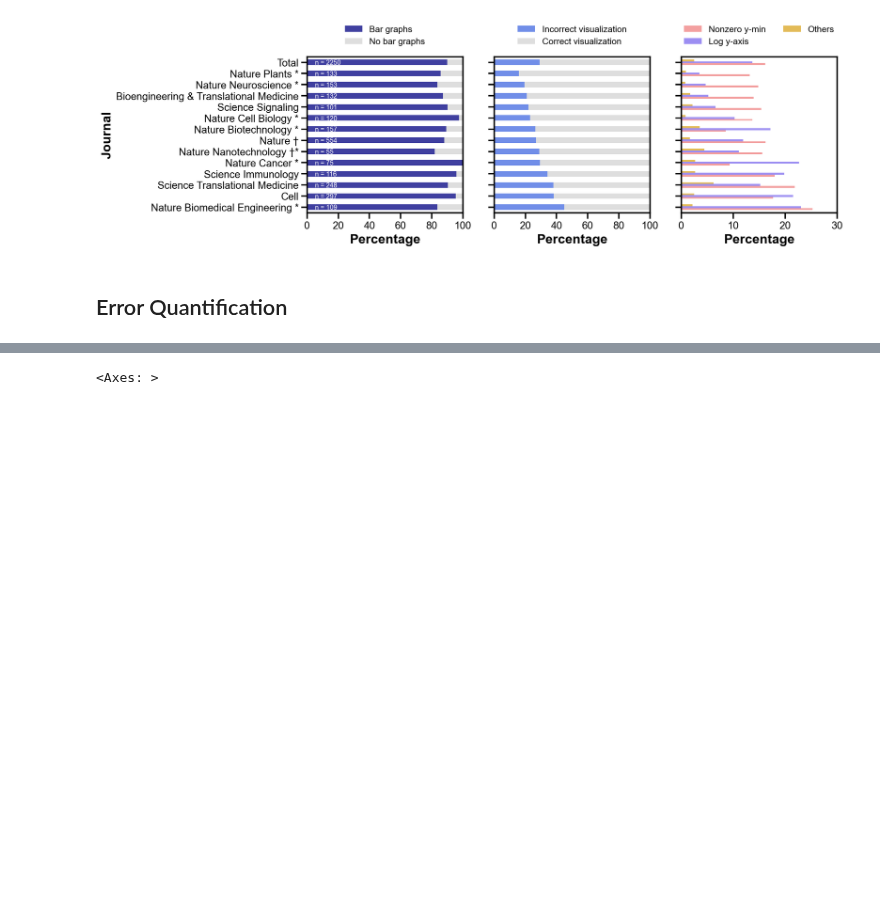
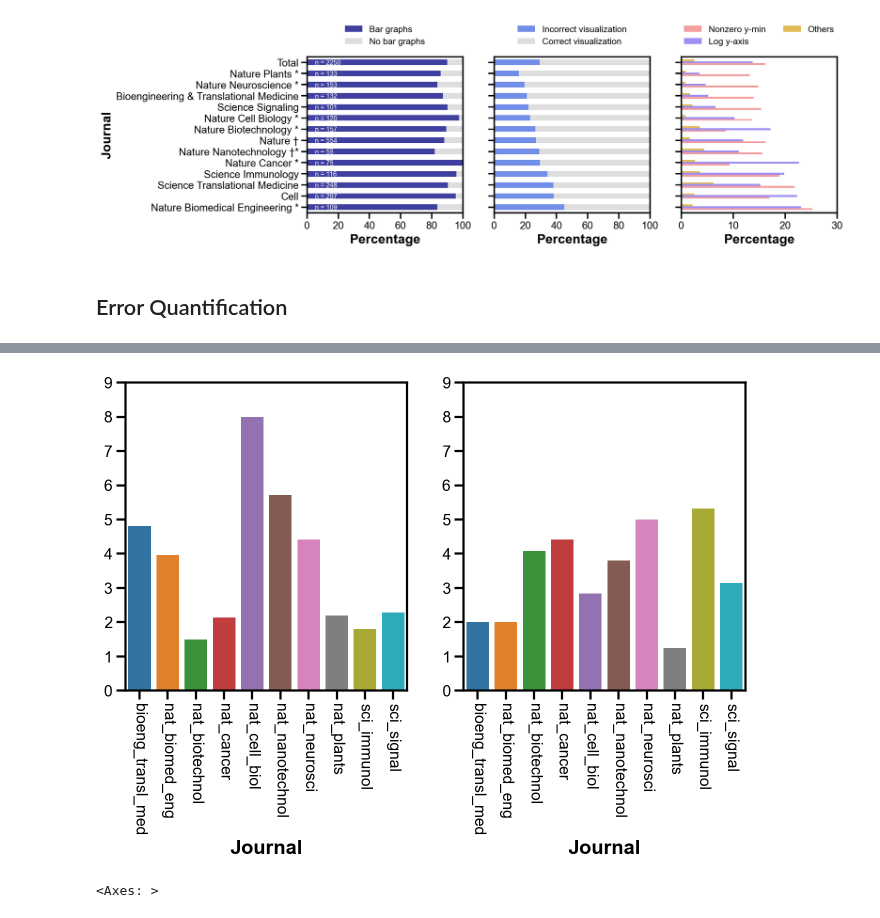
Before and after one commit to tengjuilin/misused-bar-graphs, a Jupyter notebook: bar-graph-classification.ipynb, the cells around one changed output, grey strips where cells are left out. Saved outputs shown, nothing was run; the diff lists cells and outputs as text; code cells hidden in the pictures; blank space fills up the shorter version.

```diff
--- a/bar-graph-classification.ipynb
+++ b/bar-graph-classification.ipynb
@@ -207,3 +213,20 @@ axs[1].set_xticklabels(axs[1].get_xticklabels(), rotation=-90, fontsize=14);
+# %%
+fig, axs = plt.subplots(1, 2, figsize=(10, 5))
+sns.barplot(
+    df[df.index.get_level_values(1) == 'zero'].groupby('Journal').agg({'Fig ID': 'mean'}).T,
+    ax=axs[0],
+)
+axs[0].set_ylim(0, 9)
+axs[0].set_xticklabels(axs[0].get_xticklabels(), rotation=-90, fontsize=14)
+
+sns.barplot(
+    df[df.index.get_level_values(1) == 'log'].groupby('Journal').agg({'Fig ID': 'mean'}).T,
+    ax=axs[1],
+)
+axs[1].set_ylim(0, 9)
+axs[1].set_xticklabels(axs[1].get_xticklabels(), rotation=-90, fontsize=14);
+# %% [output]
+[figure, added]
 # %%
 author_filename = f'data/zotero_data/{journal}.csv'
 # %%
```
Also changed, not shown: parts of 4 cells of this notebook, 2 other files.
